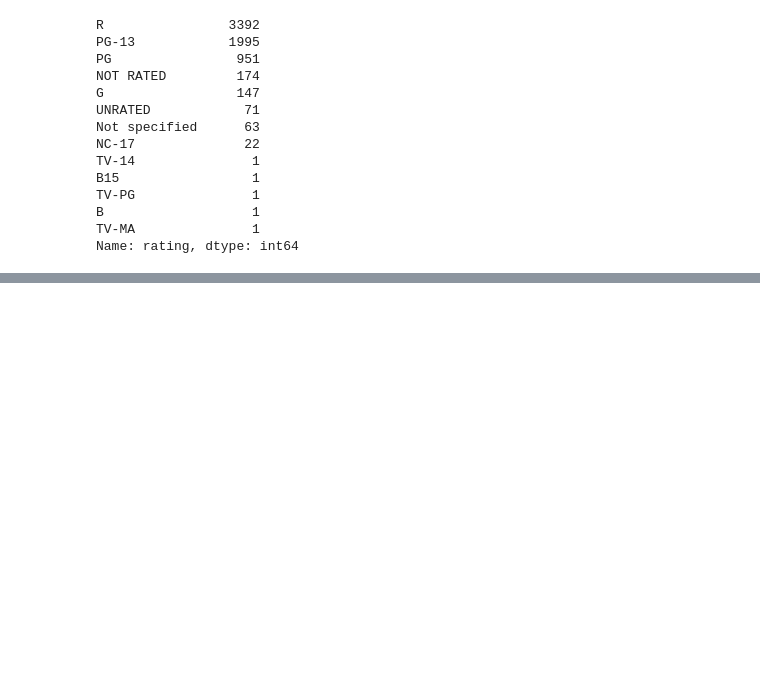
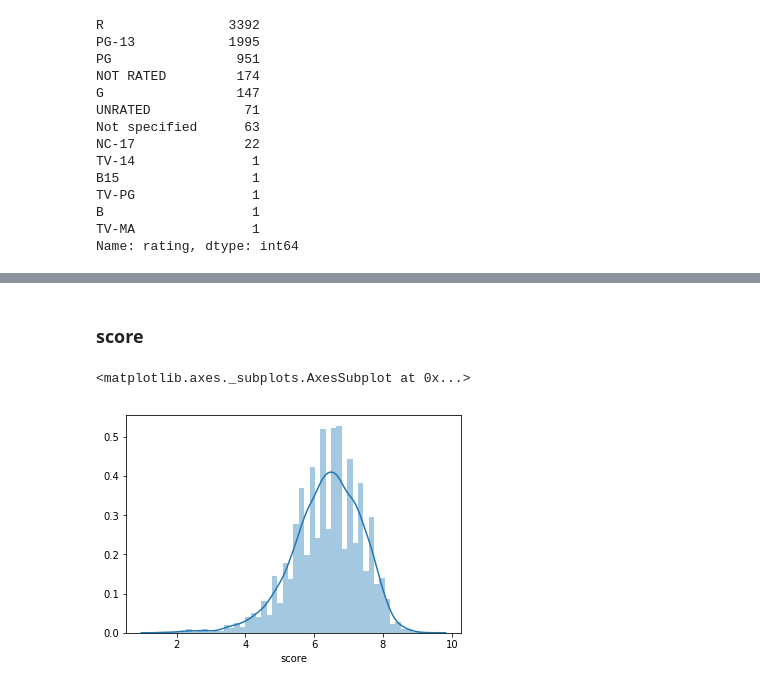
Before and after one commit to szylec/Kaggle, a Jupyter notebook: movies_analysis/analytics.ipynb, the cells around one changed output, grey strips where cells are left out. Drawn from its saved outputs; the diff is of its cells as text; code cells hidden in the pictures; blank space fills up the shorter version.

```diff
--- a/movies_analysis/analytics.ipynb
+++ b/movies_analysis/analytics.ipynb
@@ -284,0 +313,7 @@ Name: rating, dtype: int64
+# %% [markdown]
+### score
+# %%
+sns.distplot(analysis['score'])
+# %% [output]
+<matplotlib.axes._subplots.AxesSubplot at 0x...>
+[figure, added]
```
Also changed, not shown: parts of 38 cells of this notebook.
